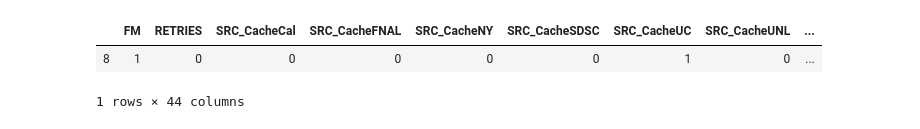
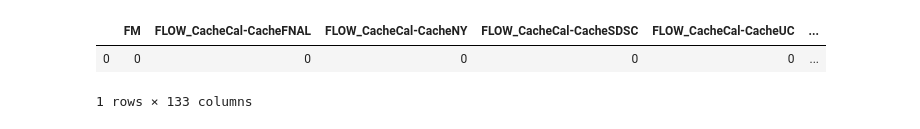
Before and after one commit to RENCI-NRIG/IRIS, a Jupyter notebook: analysis/rca_bn.ipynb, the cells around one changed output. Saved outputs shown, nothing was run; the diff lists cells and outputs as text; code cells hidden in the pictures.

```diff
--- a/analysis/rca_bn.ipynb
+++ b/analysis/rca_bn.ipynb
@@ -29,12 +32,13 @@ from sklearn.multiclass import OneVsOneClassifier
 # %%
-df_dummy_cate = pd.get_dummies(df_failure[['SRCNODE', 'DESTNODE','SRC_R','DEST_S','FM','RETRIES','LABEL']], prefix=['SRC', 'DEST','SRC_R','DEST_S'], columns=['SRCNODE', 'DESTNODE','SRC_R','DEST_S'])
+df_dummy_cate = pd.get_dummies(df[['FLOW','FM','LABEL']], prefix=['FLOW'], columns=['FLOW'])
+#df_dummy_cate = pd.get_dummies(df_failure[['SRCNODE', 'DESTNODE','SRC_R','DEST_S','FLOW','RETRIES','LABEL']], prefix=['SRC', 'DEST','SRC_R','DEST_S','FLOW'], columns=['SRCNODE', 'DESTNODE','SRC_R','DEST_S','FLOW'])
 y_cate=df_dummy_cate['LABEL']
 X_cate=df_dummy_cate.drop(['LABEL'],axis=1)
 X_cate[0:1]
 # %% [output]
-|  | FM | RETRIES | SRC_CacheCal | SRC_CacheFNAL | SRC_CacheNY | SRC_CacheSDSC | SRC_CacheUC | SRC_CacheUNL | ... |
-| 8 | 1 | 0 | 0 | 0 | 0 | 0 | 1 | 0 | ... |
+|  | FM | FLOW_CacheCal-CacheFNAL | FLOW_CacheCal-CacheNY | FLOW_CacheCal-CacheSDSC | FLOW_CacheCal-CacheUC | ... |
+| 0 | 0 | 0 | 0 | 0 | 0 | ... |
-1 rows × 44 columns
+1 rows × 133 columns
 # %%
 from sklearn.model_selection import cross_val_score
 from sklearn.model_selection import train_test_split
```
Also changed, not shown: parts of 8 cells of this notebook, 9 other files.
